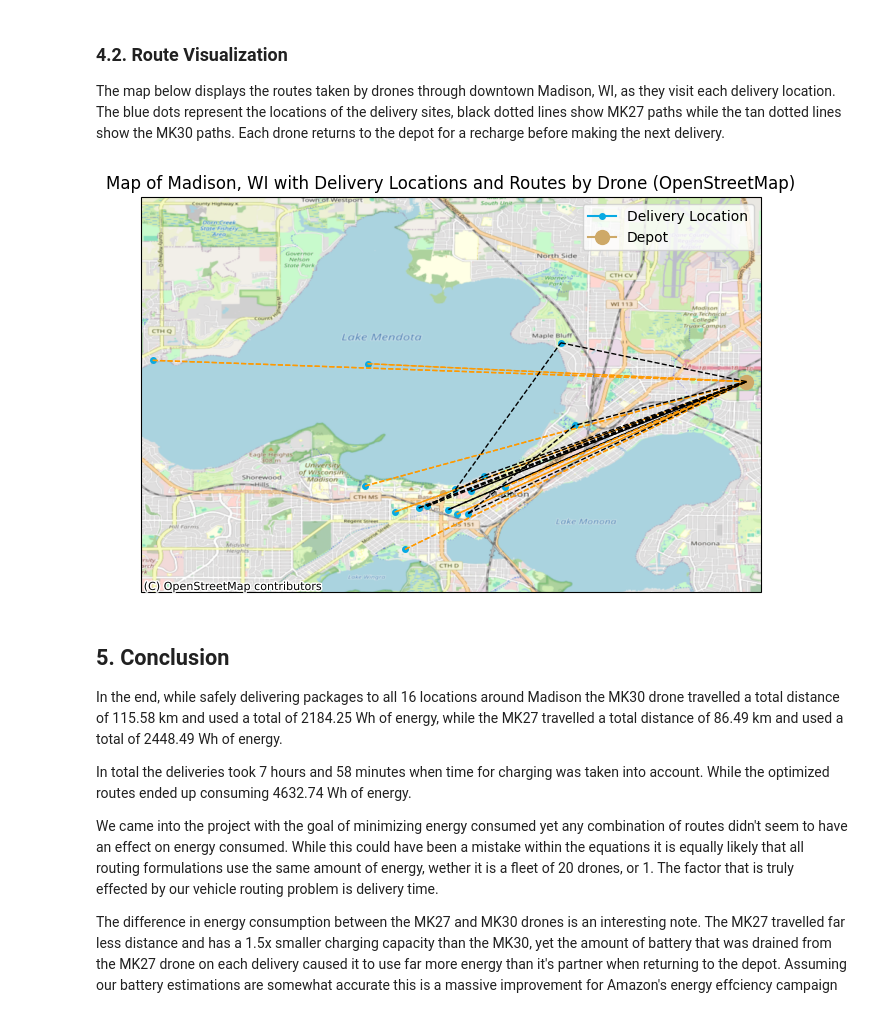
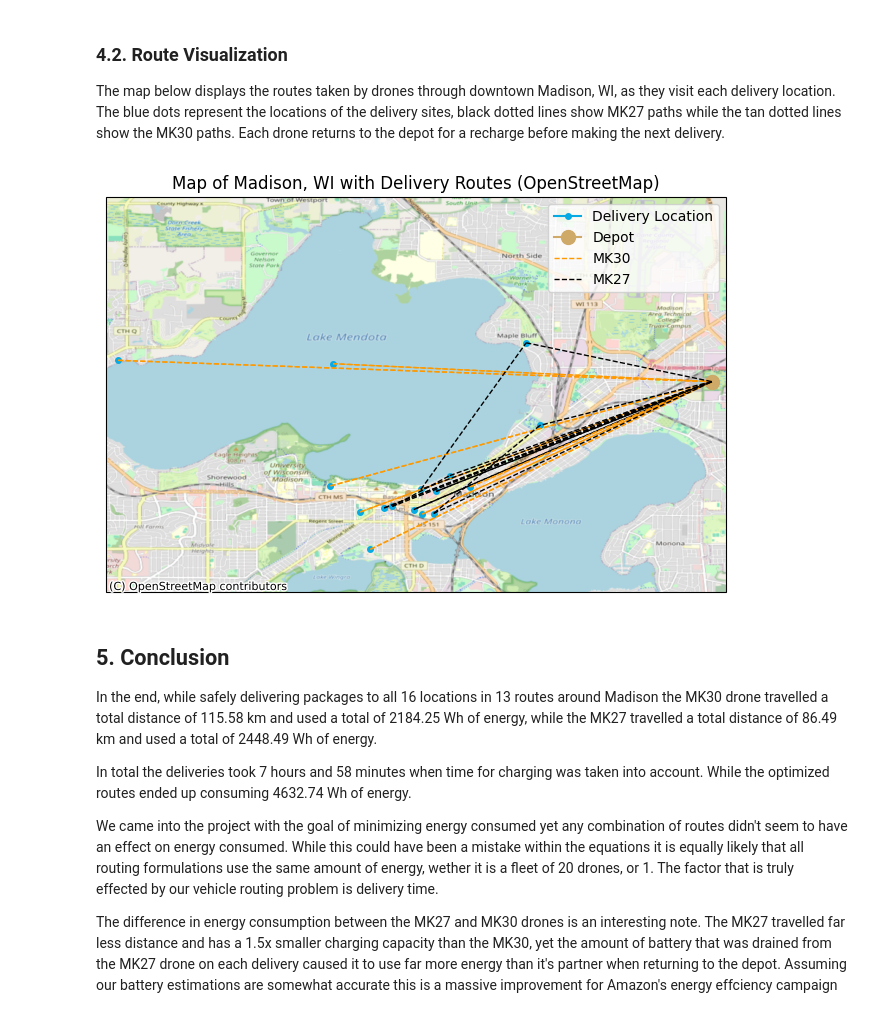
Before and after one commit to nandinijagtiani/DroneOptimization, a Jupyter notebook: Project/Optimize/amazon.ipynb, the cells around one changed output. Cells and saved outputs as stored; diff of their text form; code cells hidden in the pictures.

```diff
--- a/Project/Optimize/amazon.ipynb
+++ b/Project/Optimize/amazon.ipynb
@@ -686,8 +663,8 @@ for coord in charge_coords:
     )
 
 depot_lat, depot_lon = charge_coords[1]
-
 drone_colors = {"1": "#FF9900", "2": "#000000"}
+added_labels = set()
 
 for route, drone in selected_routes:
     customers_in_route = [
@@ -708,43 +685,52 @@ for route, drone in selected_routes:
 
             location_name = int_to_location[int(customer_index)]
             customer_coords = locations.get(location_name)
+
             if not customer_coords:
                 print(f"Coordinates not found for location: {location_name}")
                 continue
 
             customer_lat, customer_lon = customer_coords[:2]
+            label = None
+
+            if drone == "1" and "MK30" not in added_labels:
+                label = "MK30"
+                added_labels.add("MK30")
+            elif drone == "2" and "MK27" not in added_labels:
+                label = "MK27"
+                added_labels.add("MK27")
 
             ax.plot(
                 [previous_customer_coords[1], customer_lon],
                 [previous_customer_coords[0], customer_lat],
                 color=drone_colors[drone],
                 linestyle="--",
                 linewidth=1,
                 transform=ccrs.PlateCarree(),
+                label=label,
             )
 
             previous_customer_coords = (customer_lat, customer_lon)
 
         depot_coords = locations["DWI 4"][:2]
         ax.plot(
             [previous_customer_coords[1], depot_coords[1]],
             [previous_customer_coords[0], depot_coords[0]],
             color=drone_colors[drone],
             linestyle="--",
             linewidth=1,
             transform=ccrs.PlateCarree(),
         )
 
-
 plt.legend()
-plt.title("Map of Madison, WI with Delivery Locations and Routes by Drone (OpenStreetMap)")
+plt.title("Map of Madison, WI with Delivery Routes (OpenStreetMap)")
 plt.show()
 # %% [output]
-[figure, old version]
+[figure, new version]
 # %% [markdown]
 ## 5. Conclusion
 
-In the end, while safely delivering packages to all 16 locations around Madison the MK30 drone travelled a total distance of 115.58 km and used a total of 2184.25 Wh of energy, while the MK27 travelled a total distance of 86.49 km and used a total of 2448.49 Wh of energy.
+In the end, while safely delivering packages to all 16 locations in 13 routes around Madison the MK30 drone travelled a total distance of 115.58 km and used a total of 2184.25 Wh of energy, while the MK27 travelled a total distance of 86.49 km and used a total of 2448.49 Wh of energy.
 
 In total the deliveries took 7 hours and 58 minutes when time for charging was taken into account. While the optimized routes ended up consuming 4632.74 Wh of energy.
 
```
Also changed, not shown: parts of 8 cells of this notebook, 1 other file.
